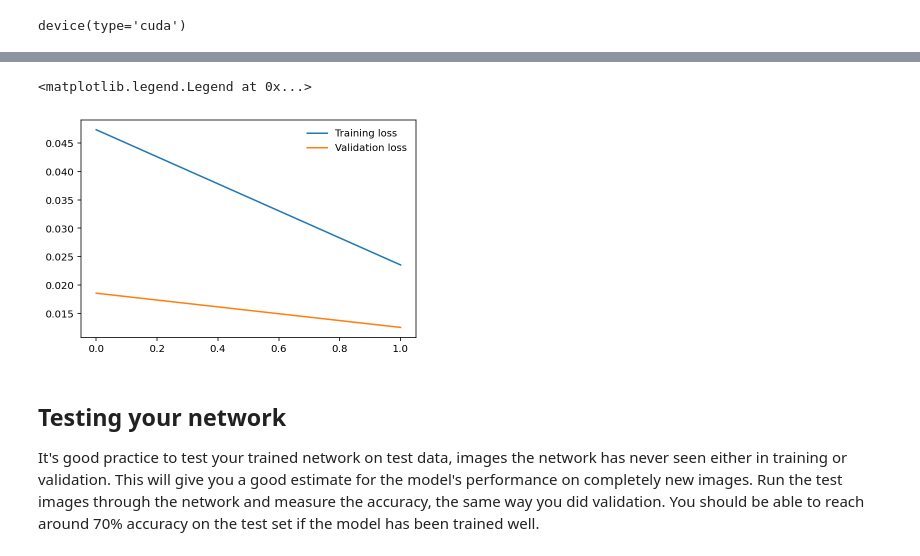
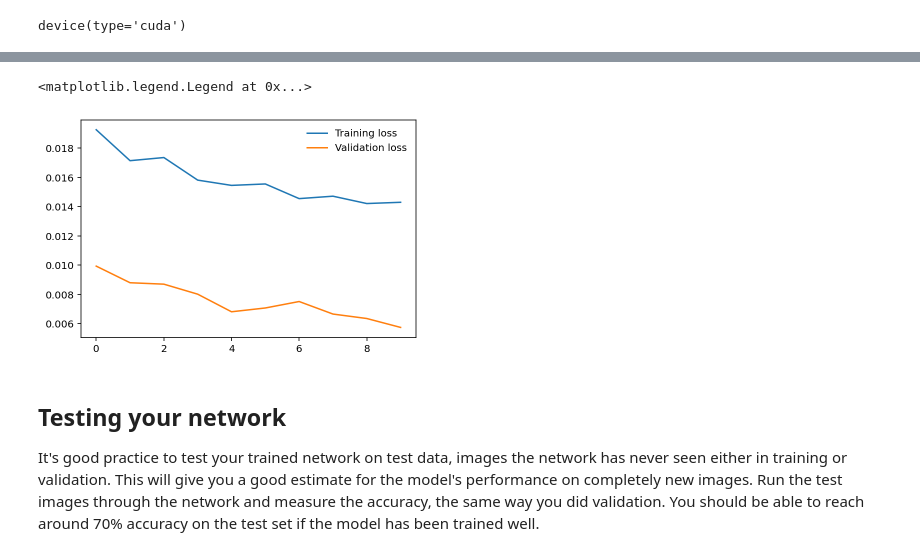
Before and after one commit to MartasBee/udacity_AIPND_project, a Jupyter notebook: Image Classifier Project.ipynb, the cells around one changed output, grey strips where cells are left out. Drawn from its saved outputs; the diff is of its cells as text; code cells hidden in the pictures.

```diff
--- a/Image Classifier Project.ipynb
+++ b/Image Classifier Project.ipynb
@@ -173,7 +173,7 @@ device(type='cuda')
 model.to(device)
 
 # setup learning params
-epochs = 2
+epochs = 10
 steps = 0
 running_loss = 0
 validation_step = 10
@@ -300,6 +300,6 @@ Epoch  2/ 2..  Train Loss: 0.024..  Valid Loss: 0.013..  Valid Accuracy: 0.774
 ===============================================================================
 <matplotlib.legend.Legend at 0x...>
-[figure, old version]
+[figure, new version]
 # %% [markdown]
 ## Testing your network
 
```
Also changed, not shown: parts of 2 cells of this notebook.
